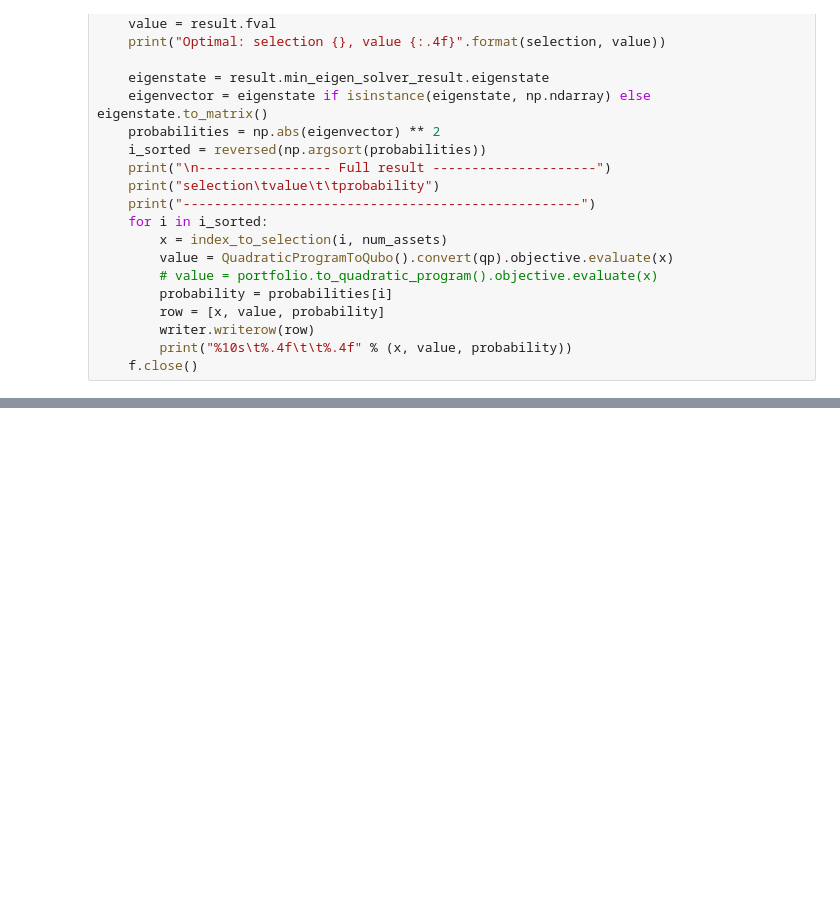
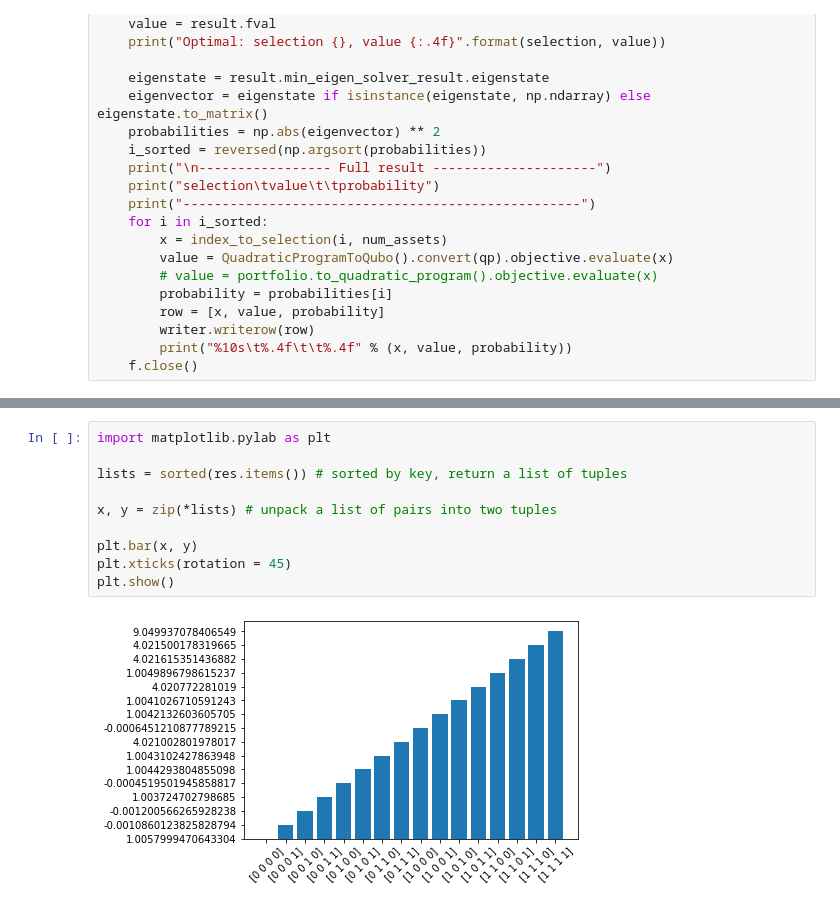
Before and after one commit to shrey708/Qiskit-Portfolio-Optimization, a Jupyter notebook: Plots_using_pandas.ipynb, the cells around one changed output, grey strips where cells are left out. Saved outputs shown, nothing was run; the diff lists cells and outputs as text; blank space fills up the shorter version.

```diff
--- a/Plots_using_pandas.ipynb
+++ b/Plots_using_pandas.ipynb
@@ -166,3 +262,15 @@ plt.show()
+# %%
+import matplotlib.pylab as plt
+
+lists = sorted(res.items()) # sorted by key, return a list of tuples
+
+x, y = zip(*lists) # unpack a list of pairs into two tuples
+
+plt.bar(x, y)
+plt.xticks(rotation = 45)
+plt.show()
+# %% [output]
+[figure, added]
 # %%
 # VQE solution
 #provide fname ='complete address/location of your .csv file'
```
Also changed, not shown: parts of 16 cells of this notebook.
